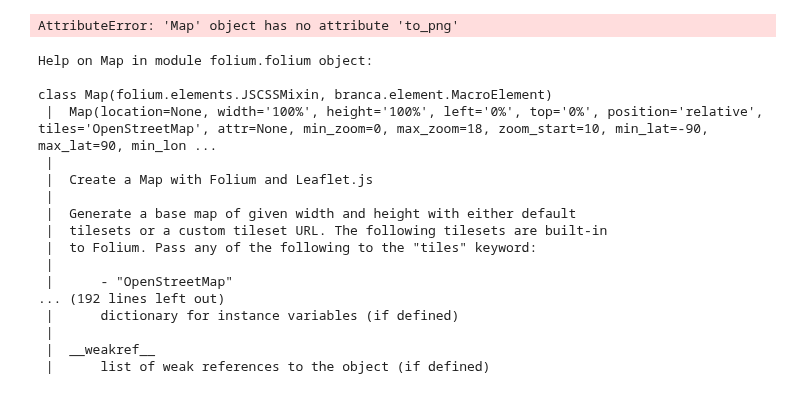
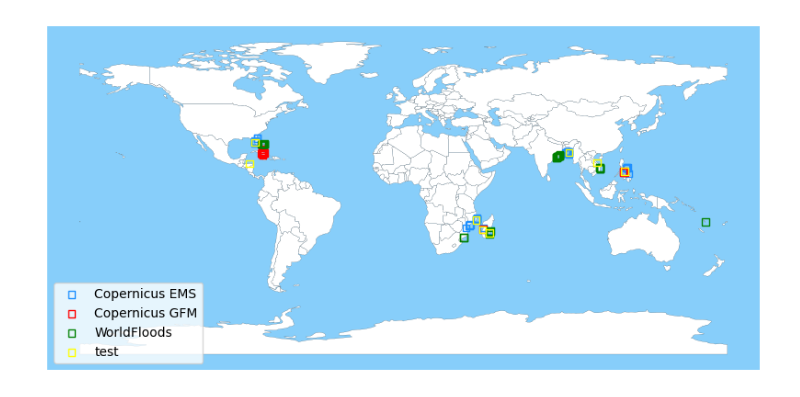
Before and after one commit to alisonpeard/hybridmodels, a Jupyter notebook: python/A1. Geographic EDA.ipynb, the cells around one changed output. Drawn from its saved outputs; the diff is of its cells as text; code cells hidden in the pictures.

```diff
--- a/python/A1. Geographic EDA.ipynb
+++ b/python/A1. Geographic EDA.ipynb
@@ -113,24 +72,54 @@ hmap.add_child(hm_wide)
-# %%
-img_data = hmap.to_png(5)
-# %% [output]
-AttributeError: 'Map' object has no attribute 'to_png'
-# %%
-help(hmap)
-# %% [output]
-Help on Map in module folium.folium object:
-
-class Map(folium.elements.JSCSSMixin, branca.element.MacroElement)
- |  Map(location=None, width='100%', height='100%', left='0%', top='0%', position='relative', tiles='OpenStreetMap', attr=None, min_zoom=0, max_zoom=18, zoom_start=10, min_lat=-90, max_lat=90, min_lon ...
- |
- |  Create a Map with Folium and Leaflet.js
- |
- |  Generate a base map of given width and height with either default
- |  tilesets or a custom tileset URL. The following tilesets are built-in
- |  to Folium. Pass any of the following to the "tiles" keyword:
- |
- |      - "OpenStreetMap"
-... (192 lines left out)
- |      dictionary for instance variables (if defined)
- |
- |  __weakref__
- |      list of weak references to the object (if defined)
+# %%
+gdf_events_centroid = gdf_events_centroid.reset_index()
+# %%
+def get_event_feature(string, datasets=datasets, feature='source'):
+
+    strings = string.split('_')[:-1]
+    event = strings[0]
+    region = '_'.join(strings[1:])
+
+    idx = pd.IndexSlice
+    datasets = datasets.set_index(['event', 'region'])
+    feature = datasets.loc[idx[event, region]][feature]
+
+    return feature
+# %%
+import geoplot
+
+test_events = ['gombe_mossuril_1', 'emnati_madagascar_3_0', 'batsirai_menabe_0',
+               'noul_vietnam_0', 'roanu_satkania_0', 'megi_westernvisayas_0',
+               'iota_loweraguanbasin_0', 'irma_tampasouth_0']
+
+gdf_events_centroid['source'] =  gdf_events_centroid['event'].apply(lambda x: get_event_feature(x))
+mask = gdf_events_centroid['event'].isin(test_events)
+gdf_train = gdf_events_centroid[~mask]
+gdf_test = gdf_events_centroid[mask]
+
+
+world = gpd.read_file(gpd.datasets.get_path('naturalearth_lowres'))
+ax = world.plot(color='white', edgecolor='black', linewidth=0.1, figsize=(10, 10),
+                facecolor='blue') # geoplot.polyplot(world)
+
+
+markers = ['s', 's', 's']  # , 'p', 'P', '*', 'D', 'X']
+features = [*pd.unique(gdf_events_centroid['source'])]
+colours = ['dodgerblue', 'red', 'green']  # , 'purple', 'orange', 'yellow', 'grey', 'cyan']
+
+for i, feature in enumerate(features):
+    to_plot = gdf_train[gdf_train['source']==feature]
+    to_plot.plot(facecolor="none", edgecolor=colours[i], ax=ax, marker=markers[i], label=feature, alpha=1, markersize=30)
+
+gdf_test.plot(facecolor="none", edgecolor='yellow', ax=ax, marker='s', label='test', markersize=30)
+plt.legend(loc='lower left')
+
+ax.set_xticks([])
+ax.set_yticks([])
+ax.spines['right'].set_visible(False)
+ax.spines['left'].set_visible(False)
+ax.spines['top'].set_visible(False)
+ax.spines['bottom'].set_visible(False)
+ax.set_facecolor("lightskyblue")
+
+plt.savefig(join(wd, 'images', 'geographic_locations.png'), bbox_inches='tight', dpi=500)
+# %% [output]
+[figure, added]
```
Also changed, not shown: parts of 19 cells of this notebook, 15 other files.
